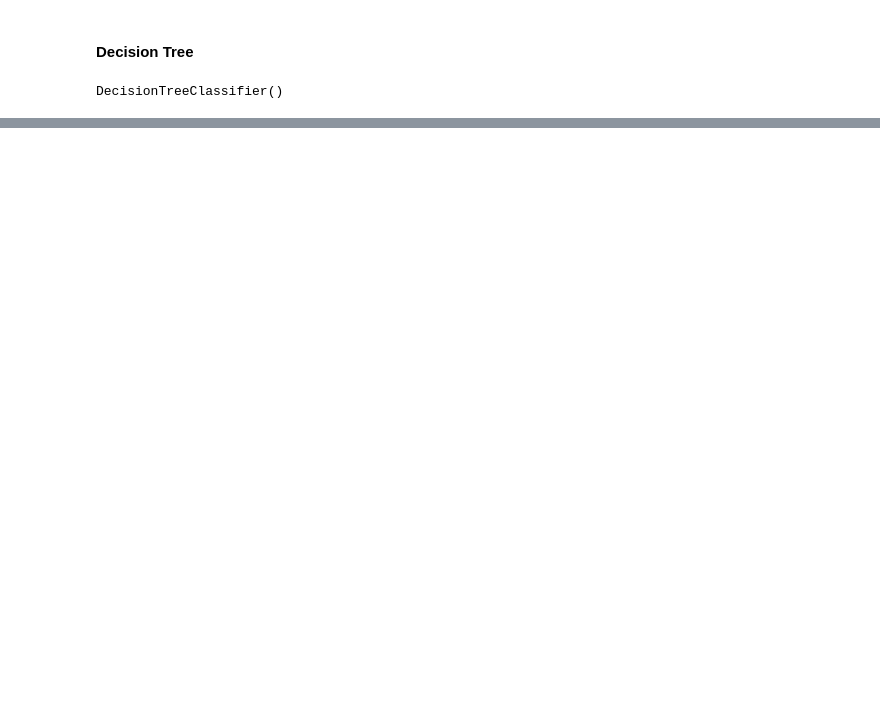
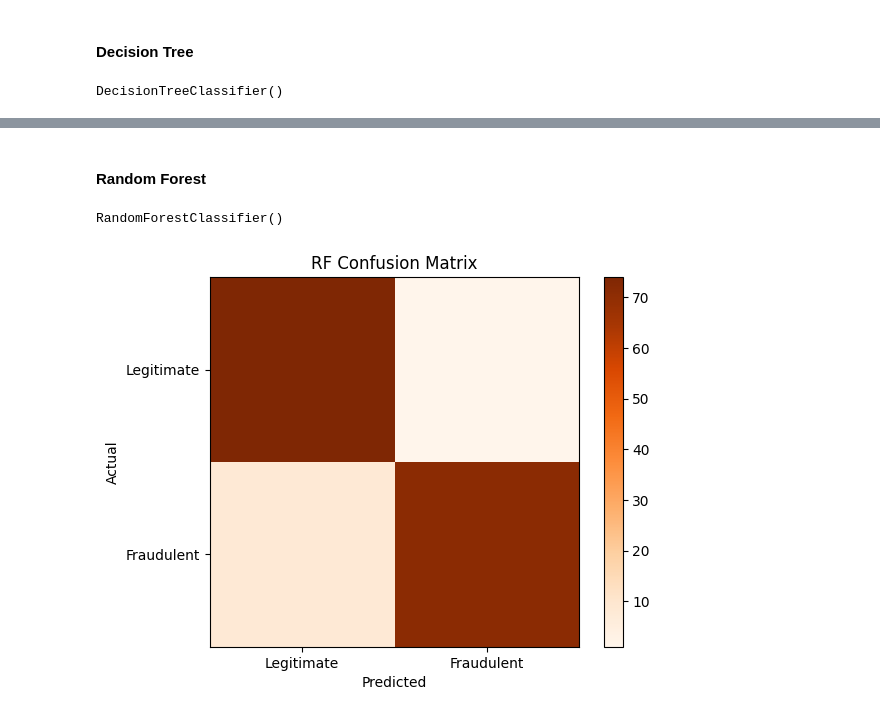
Before and after one commit to wenxie65/Credit-Card-Fraud-Detection, a Jupyter notebook: fraud_detection.ipynb, the cells around one changed output, grey strips where cells are left out. Drawn from its saved outputs; the diff is of its cells as text; code cells hidden in the pictures; blank space fills up the shorter version.

```diff
--- a/fraud_detection.ipynb
+++ b/fraud_detection.ipynb
@@ -117,0 +126,24 @@ pyplot.show()
+# %% [markdown]
+#### Random Forest
+# %%
+# Create and train random forest model
+rf_model = RandomForestClassifier()
+rf_model.fit(X_train, y_train)
+# %% [output]
+RandomForestClassifier()
+# %%
+# Make prediction using random forest model
+rf_y_pred = rf_model.predict(X_test)
+# %%
+# Random forest confusion matrix
+rf_cm = confusion_matrix(y_test, rf_y_pred)
+pyplot.imshow(rf_cm, cmap = 'Oranges')
+pyplot.title('RF Confusion Matrix')
+pyplot.colorbar()
+pyplot.xticks([0, 1], ['Legitimate', 'Fraudulent'])
+pyplot.yticks([0, 1], ['Legitimate', 'Fraudulent'])
+pyplot.xlabel('Predicted')
+pyplot.ylabel('Actual')
+pyplot.show()
+# %% [output]
+[figure, added]
```
Also changed, not shown: parts of 10 cells of this notebook.
